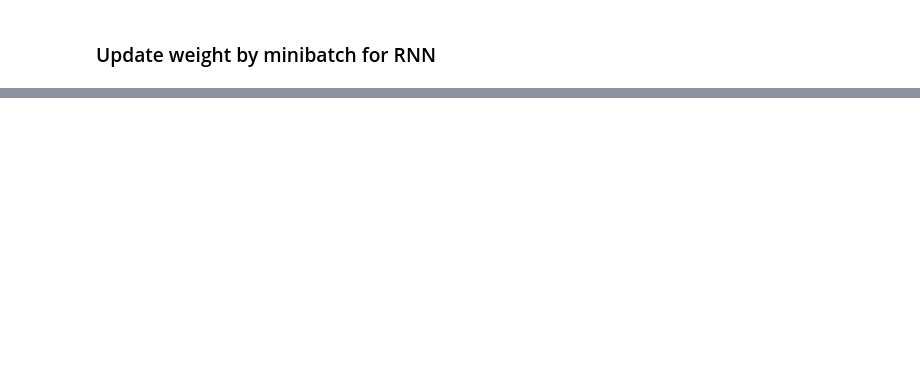
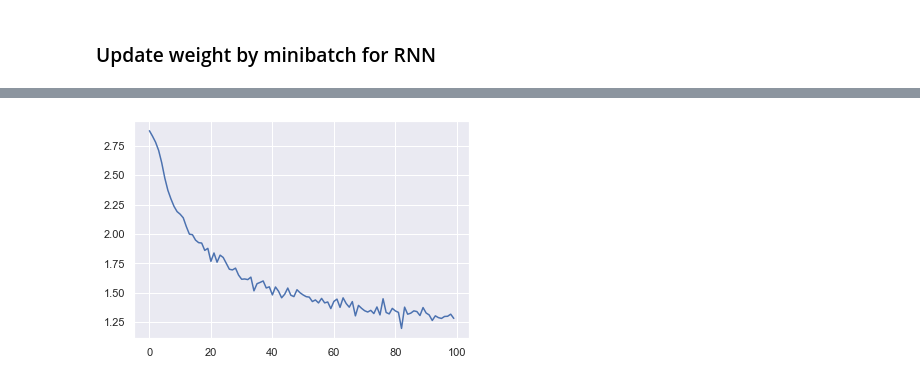
Before and after one commit to ugo-nama-kun/pytorch_notebook, a Jupyter notebook: notebook.ipynb, the cells around one changed output, grey strips where cells are left out. Drawn from its saved outputs; the diff is of its cells as text; code cells hidden in the pictures; blank space fills up the shorter version.

```diff
--- a/notebook.ipynb
+++ b/notebook.ipynb
@@ -1329,10 +1331,13 @@ def random_choice(data):
     return data[random.randint(0, len(data) - 1)]
 
 def random_training_example():
-    category = random_choice(all_categories)
-    line = random_choice(category_lines[category])
-    category_tensor = torch.tensor([all_categories.index(category)])
-    line_tensor = line2tensor(line)
+    while True:
+        category = random_choice(all_categories)
+        line = random_choice(category_lines[category])
+        category_tensor = torch.tensor([all_categories.index(category)])
+        line_tensor = line2tensor(line)
+        if line_tensor.size()[0] != 0:
+            break
     return category, line, category_tensor, line_tensor
 
 for i in range(10):
@@ -1373,7 +1379,7 @@ class RNNet(nn.Module):
         output = F.log_softmax(output, dim=1)
         return output, hidden
 
-    def init_hiddden(self):
+    def init_hidden(self):
         return torch.zeros(1, self.hidden_size)
 
 def category_from_output(outpur: torch.Tensor):
@@ -1405,0 +1409,62 @@ torch.Size([1, 3, 32, 32])
+# %%
+n_hidden = 128
+rnnet = RNNet(input_size=n_letters,
+             hidden_size=n_hidden,
+             output_size=n_categories)
+
+criterion = nn.NLLLoss()
+learning_rate = 0.005
+
+n_train = 100000
+print_every = 5000
+plot_every = 1000
+
+def train(category_tensor, line_tensor):
+    hidden = rnnet.init_hidden()
+
+    rnnet.zero_grad()
+    # recursive computation
+    for i in range(line_tensor.size()[0]):
+        output, hidden = rnnet(line_tensor[i], hidden)
+
+    loss = criterion(output, category_tensor)
+    loss.backward()
+
+    # Add parameters' gradients to their values, multiplied by learning rate
+    # Individual parameter update
+    for p in rnnet.parameters():
+        p.data.add_(p.grad.data, alpha=-learning_rate)
+
+    return output, loss.item()
+
+current_loss = 0
+all_losses = []
+
+def time_since(since):
+    now = time.time()
+    s = now - since
+    m = math.floor(s / 60)
+    s -= m * 60
+    return f"{m}m {s}s"
+
+print("start")
+start = time.time()
+for iter in range(1, n_train + 1):
+    category, line, category_tensor, line_tensor = random_training_example()
+    if line_tensor.size()[0] == 0:
+        continue
+    output, loss = train(category_tensor, line_tensor)
+    current_loss += loss
+
+    if iter % print_every == 0:
+        guess, guess_i = category_from_output(output)
+        correct = "o" if guess == category else f"x (actually {category})"
+        print(f"{iter} {iter/n_train} ({time_since(start)}) {loss} {line} / {guess}:{correct}")
+
+    if iter % plot_every == 0:
+        all_losses.append(current_loss / plot_every)
+        current_loss = 0
+
+plt.plot(all_losses)
+plt.show()
+# %% [output]
@@ -1405,0 +1488 @@ torch.Size([1, 3, 32, 32])
+[figure, added]
```
Also changed, not shown: parts of 16 cells of this notebook.
